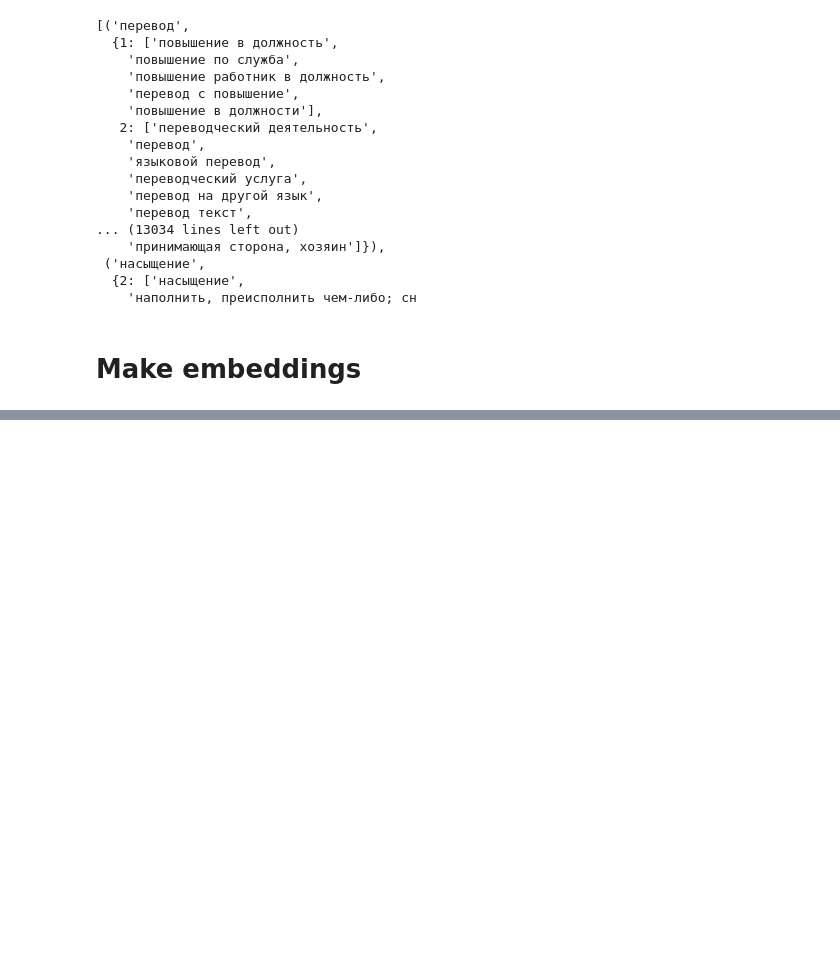
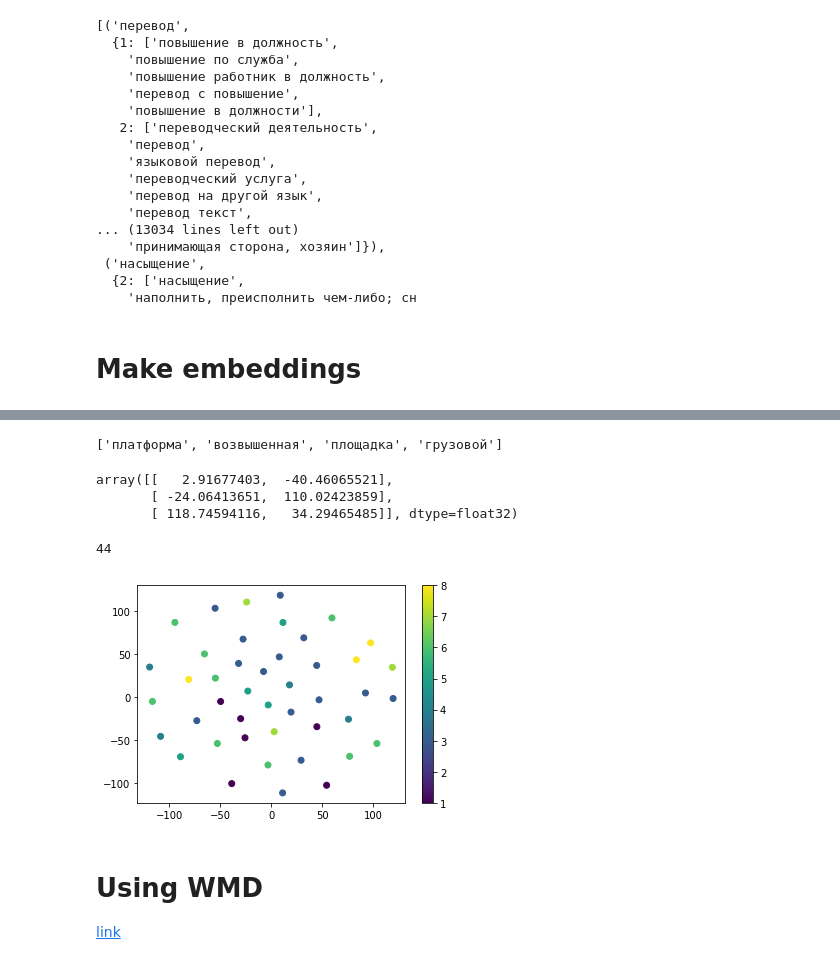
Before and after one commit to fogside/russe_wsi, a Jupyter notebook: notebooks/senses.ipynb, the cells around one changed output, grey strips where cells are left out. Cells and saved outputs as stored; diff of their text form; code cells hidden in the pictures; blank space fills up the shorter version.

```diff
--- a/notebooks/senses.ipynb
+++ b/notebooks/senses.ipynb
@@ -105,8 +97,0 @@ model = FastText.load_fasttext_format('../models/fast_text_model.bin')
-# %%
-vecs_dict = defaultdict(list)
-all_vecs = []
-
-for i, w in words['платформа'].items():
-    for wi in w:
-        vecs_dict[i].append(model[wi])
-        all_vecs.append(model[wi])
@@ -121,0 +105,2 @@ from sklearn.manifold import TSNE
+# %%
+tokenizer = WordPunctTokenizer()
@@ -122,3 +111,26 @@ from sklearn.manifold import TSNE
+# %%
+all_vecs = []
+all_colors = []
+all_words = []
+
+for i, w in words['платформа'].items():
+    for wi in w:
+        toks=tokenizer.tokenize(wi)
+        if(len(toks)>0):
+            for s in toks:
+                if len(s)>1 and (s not in all_words):
+                    all_colors.append(i)
+                    all_vecs.append(model[s])
+                    all_words.append(s)
+        else:
+            if wi not in all_words:
+                all_colors.append(i)
+                all_vecs.append(model[wi])
+                all_words.append(wi)
+# %%
+all_words[:4]
+# %% [output]
+['платформа', 'возвышенная', 'площадка', 'грузовой']
 # %%
 tsne = TSNE(n_components=2)
 transformed = tsne.fit_transform(all_vecs)
@@ -128,0 +137,20 @@ for index, words in vecs_dict.items():
+# %%
+transformed[:3]
+# %% [output]
+array([[   2.91677403,  -40.46065521],
+       [ -24.06413651,  110.02423859],
+       [ 118.74594116,   34.29465485]], dtype=float32)
+# %%
+len(transformed)
+# %% [output]
+44
+# %%
+plt.scatter(transformed[:,0], transformed[:,1], c=all_colors)
+plt.colorbar()
+plt.show()
+# %% [output]
+[figure, added]
+# %% [markdown]
+# Using WMD
+
+[link](https://github.com/RaRe-Technologies/gensim/blob/develop/docs/notebooks/WMD_tutorial.ipynb)
```
Also changed, not shown: parts of 35 cells of this notebook.
